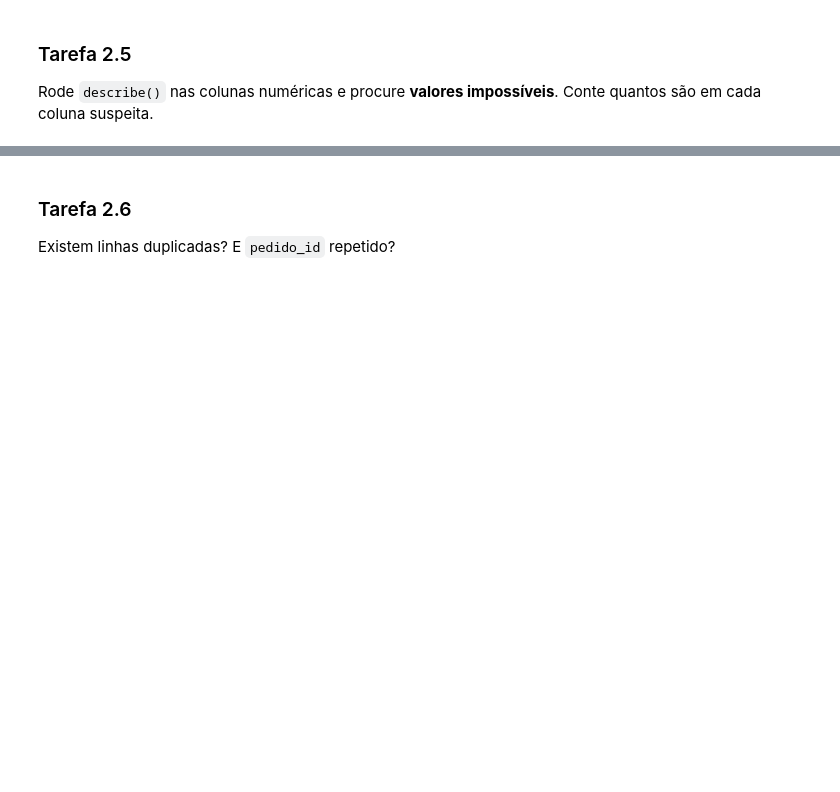
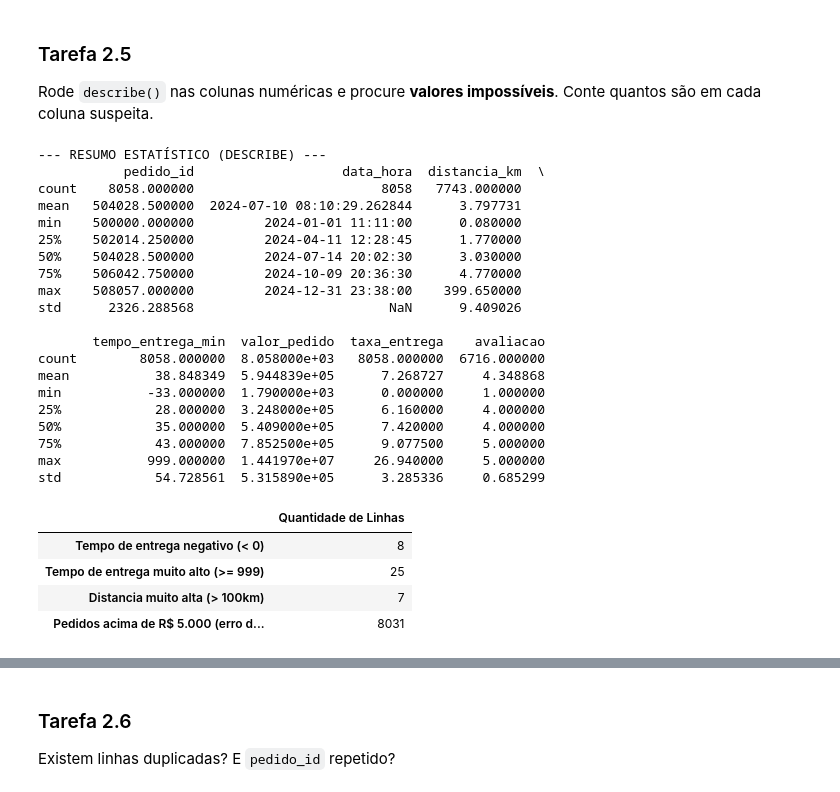
Before and after one commit to eufelipe10/ProjetoFinal_AnaliseExploratoriadeumAppdeDelivery, a Jupyter notebook: projeto_final.ipynb, the cells around one changed output, grey strips where cells are left out. Drawn from its saved outputs; the diff is of its cells as text; code cells hidden in the pictures; blank space fills up the shorter version.

Commit message:
Respondi parte das perguntas e revisei o código e pastas

```diff
--- a/projeto_final.ipynb
+++ b/projeto_final.ipynb
@@ -125,5 +235,49 @@ Monte uma tabela com a **quantidade e o percentual de faltantes** por coluna, s
 ### Tarefa 2.5
 Rode `describe()` nas colunas numéricas e procure **valores impossíveis**. Conte quantos são em cada coluna suspeita.
 # %%
-# Sua solução aqui
+# Filtra apenas as colunas numéricas e exibe o resumo
+print("--- RESUMO ESTATÍSTICO (DESCRIBE) ---")
+print(df.describe())
+
+contagem_erros = {
+    # Tempos impossíveis (negativos ou o código de erro 999)
+    'Tempo de entrega negativo (< 0)': (df['tempo_entrega_min'] < 0).sum(),
+    'Tempo de entrega muito alto (>= 999)': (df['tempo_entrega_min'] >= 999).sum(),
+
+    # Distâncias suspeitas (entregas maiores que 100km)
+    'Distancia muito alta (> 100km)': (df['distancia_km'] > 100).sum(),
+
+    # Valores de pedido (como a média deu meio milhão, vamos ver quantos estão acima de R$ 5.000)
+    'Pedidos acima de R$ 5.000 (erro de digitação)': (df['valor_pedido'] > 5000).sum()
+}
+
+# Transforma em tabela para leitura limpa
+df_erros = pd.DataFrame.from_dict(contagem_erros, orient='index', columns=['Quantidade de Linhas'])
+df_erros
+# %% [output]
+--- RESUMO ESTATÍSTICO (DESCRIBE) ---
+           pedido_id                   data_hora  distancia_km  \
+count    8058.000000                        8058   7743.000000
+mean   504028.500000  2024-07-10 08:10:29.262844      3.797731
+min    500000.000000         2024-01-01 11:11:00      0.080000
+25%    502014.250000         2024-04-11 12:28:45      1.770000
+50%    504028.500000         2024-07-14 20:02:30      3.030000
+75%    506042.750000         2024-10-09 20:36:30      4.770000
+max    508057.000000         2024-12-31 23:38:00    399.650000
+std      2326.288568                         NaN      9.409026
+
+       tempo_entrega_min  valor_pedido  taxa_entrega    avaliacao
+count        8058.000000  8.058000e+03   8058.000000  6716.000000
+mean           38.848349  5.944839e+05      7.268727     4.348868
+min           -33.000000  1.790000e+03      0.000000     1.000000
+25%            28.000000  3.248000e+05      6.160000     4.000000
+50%            35.000000  5.409000e+05      7.420000     4.000000
+75%            43.000000  7.852500e+05      9.077500     5.000000
+max           999.000000  1.441970e+07     26.940000     5.000000
+std            54.728561  5.315890e+05      3.285336     0.685299
+|  | Quantidade de Linhas |
+| Tempo de entrega negativo (< 0) | 8 |
+| Tempo de entrega muito alto (>= 999) | 25 |
+| Distancia muito alta (> 100km) | 7 |
+| Pedidos acima de R$ 5.000 (erro d... | 8031 |
 # %% [markdown]
```
Also changed, not shown: parts of 7 cells of this notebook.
